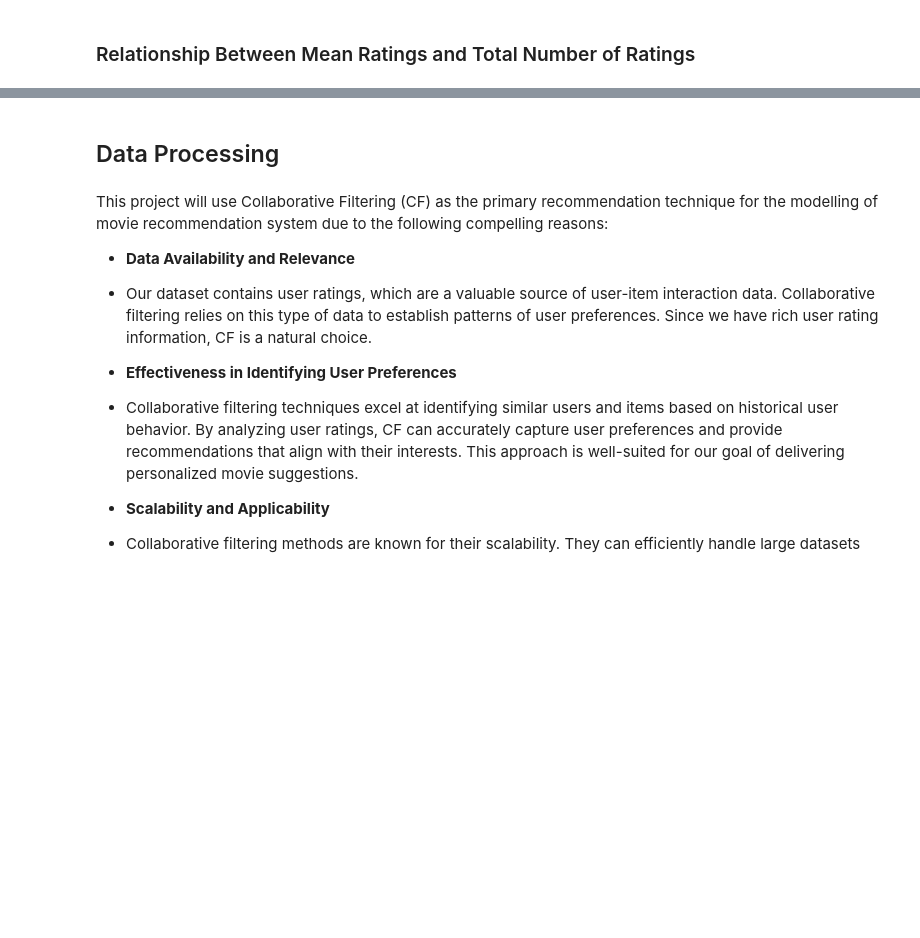
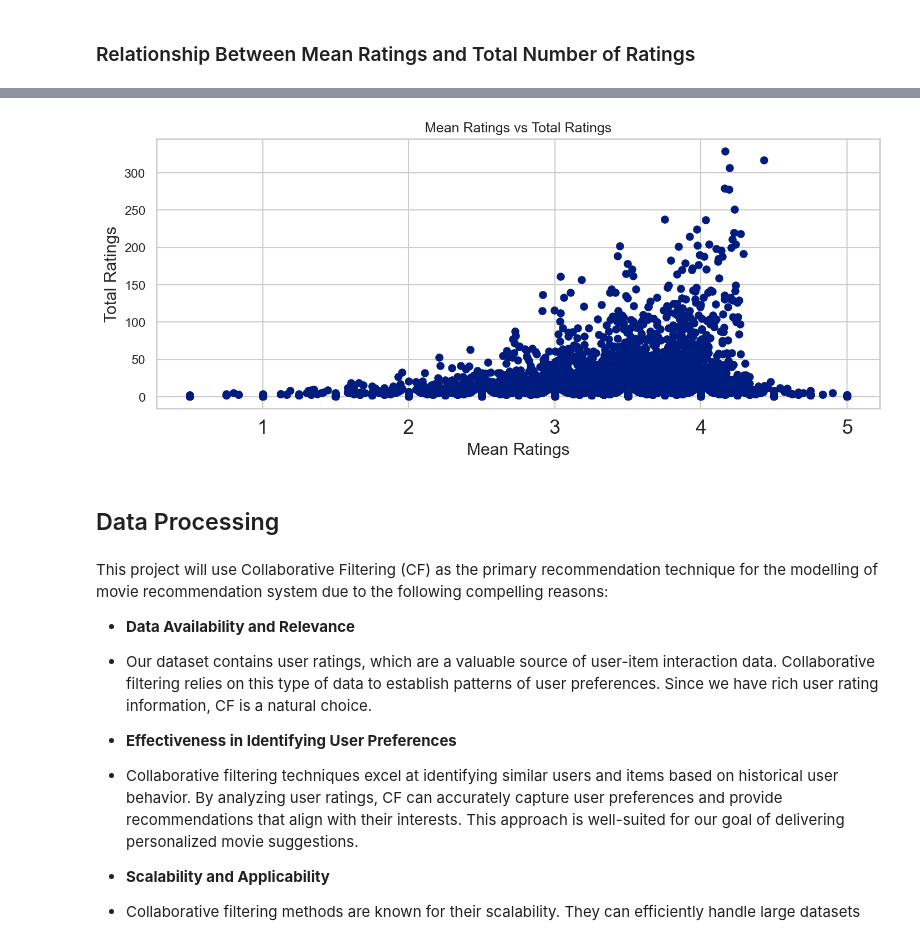
Before and after one commit to Dudimath/ScreenGenius-Smart-Movie-Suggestions, a Jupyter notebook: movie.ipynb, the cells around one changed output, grey strips where cells are left out. Saved outputs shown, nothing was run; the diff lists cells and outputs as text; code cells hidden in the pictures; blank space fills up the shorter version.

```diff
--- a/movie.ipynb
+++ b/movie.ipynb
@@ -620,12 +626,12 @@ plt.show()
 ### Relationship Between Mean Ratings and Total Number of Ratings
 # %%
 # Create a scatter plot
-fig = px.scatter(mean_ratings, x='mean ratings', y='total ratings', title='Mean Ratings vs Total Ratings')
-
-# Update axis labels
-fig.update_xaxes(title_text='Mean Ratings')
-fig.update_yaxes(title_text='Total Ratings')
+plt.figure(figsize=(10, 4))
+plt.scatter(mean_ratings['mean ratings'], mean_ratings['total ratings'])
+plt.title('Mean Ratings vs Total Ratings')
+plt.xlabel('Mean Ratings')
+plt.ylabel('Total Ratings')
 
 # Show the plot
-fig.show()
+plt.show()
 # %% [output]
@@ -633,3 +638,4 @@ fig.show()
+[figure, added]
 # %% [markdown]
 ## Data Processing
 # %% [markdown]
```
Also changed, not shown: parts of 21 cells of this notebook.
